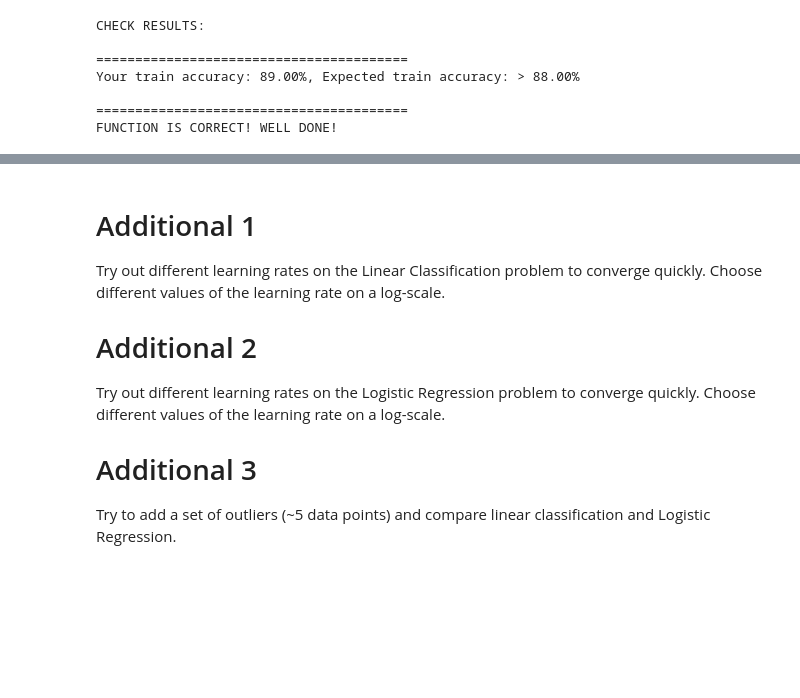
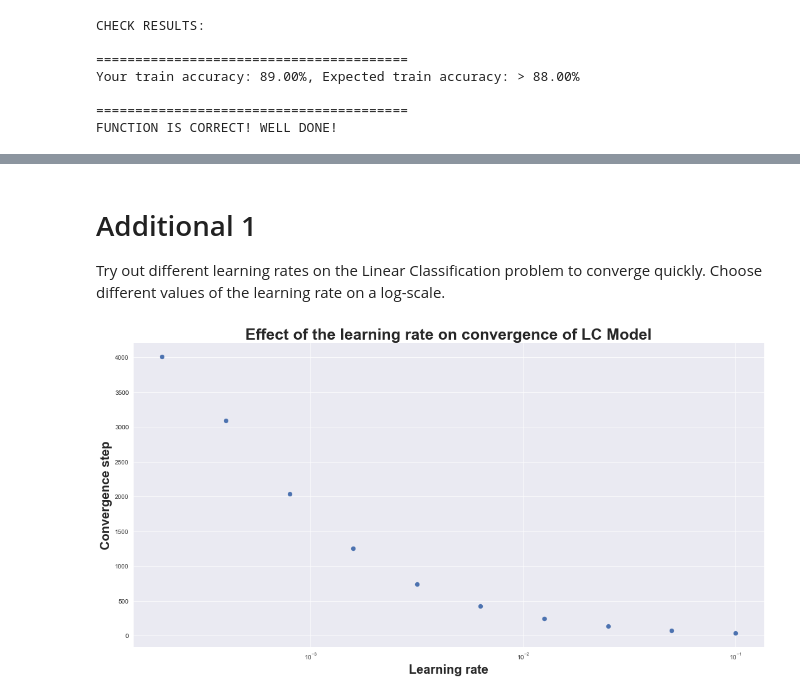
Before and after one commit to NicolaZomer/VisionCognitiveSystems, a Jupyter notebook: Lab2+_LC_LR.ipynb, the cells around one changed output, grey strips where cells are left out. Saved outputs shown, nothing was run; the diff lists cells and outputs as text; code cells hidden in the pictures; blank space fills up the shorter version.

```diff
--- a/Lab2+_LC_LR.ipynb
+++ b/Lab2+_LC_LR.ipynb
@@ -304,4 +306,6 @@ Epoch 10000: Loss 0.1889878584485221
 # %%
+loss_lc = np.array(loss_lc).reshape(-1, 1)
+
 # Plot loss
 plt.figure(figsize=(10, 5))
 plt.title('Train the Linear Classification Model', fontweight='bold',
@@ -549,9 +558,3 @@ plt.show()
 # %% [markdown]
 # Additional 1
 Try out different learning rates on the Linear Classification problem to converge quickly. Choose different values of the learning rate on a log-scale.
-
-# Additional 2
-Try out different learning rates on the Logistic Regression problem to converge quickly. Choose different values of the learning rate on a log-scale.
-
-# Additional 3
-Try to add a set of outliers (~5 data points) and compare linear classification and Logistic Regression.
@@ -557,0 +590,25 @@ Try to add a set of outliers (~5 data points) and compare linear classification
+# %%
+convergence_step = np.zeros(len(learning_rates))
+
+for i, lr in enumerate(learning_rates):
+  theta_lc_, loss_lc_ = my_gradient_descent(x, y_lc, activation_func=None,
+                                          cost_func=mse,
+                                          gradient_func=gradient, epochs=10000,
+                                          lr=lr)
+  loss_diff = np.array([np.abs(loss_lc_[i+1]-loss_lc_[i])/loss_lc_[i] for i in range(len(loss_lc)-1)])
+  convergence_step[i] = np.argmax(loss_diff<epsilon)
+
+# Plot convergence
+fig, ax = plt.subplots(1, 1, figsize=(15, 8))
+ax.set_title('Effect of the learning rate on convergence of LC Model', fontweight='bold', fontsize=25)
+ax.scatter(learning_rates, convergence_step)
+ax.grid(alpha=0.8)
+ax.set_xlabel('Learning rate', fontweight='bold', fontsize=20)
+ax.set_ylabel('Convergence step', fontweight='bold', fontsize=20)
+
+ax.set_xscale('log')
+
+plt.tight_layout()
+plt.show()
+# %% [output]
+[figure, added]
```
Also changed, not shown: parts of 22 cells of this notebook.
